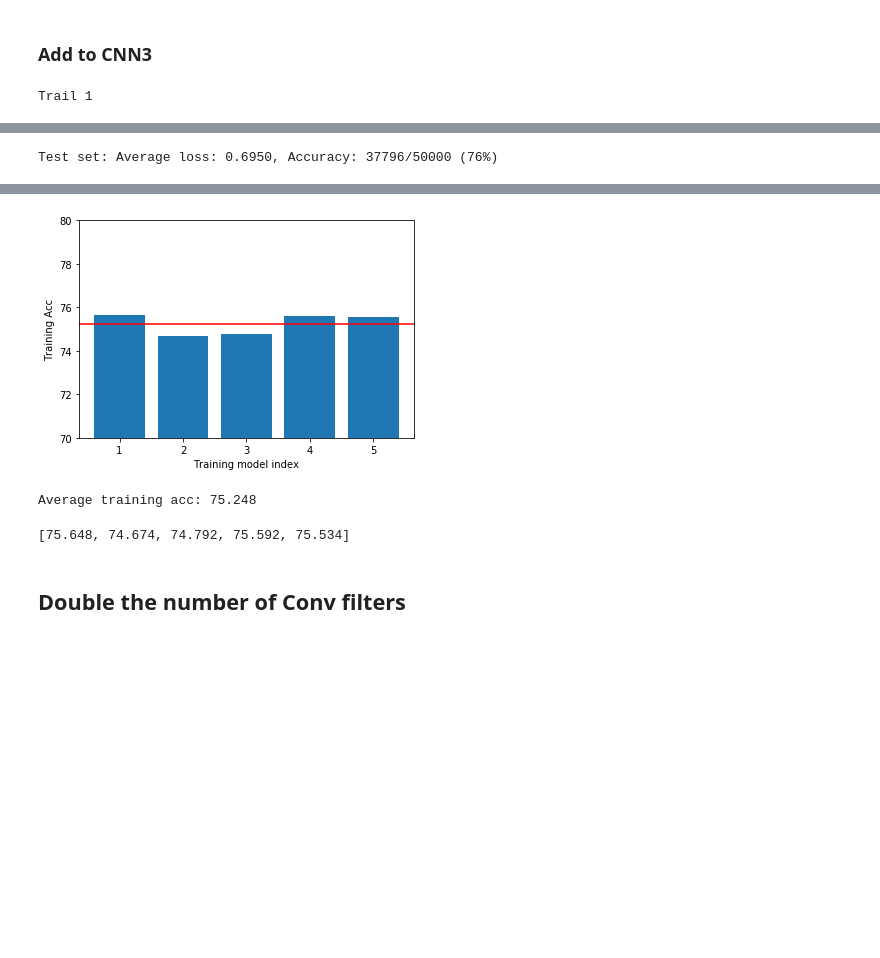
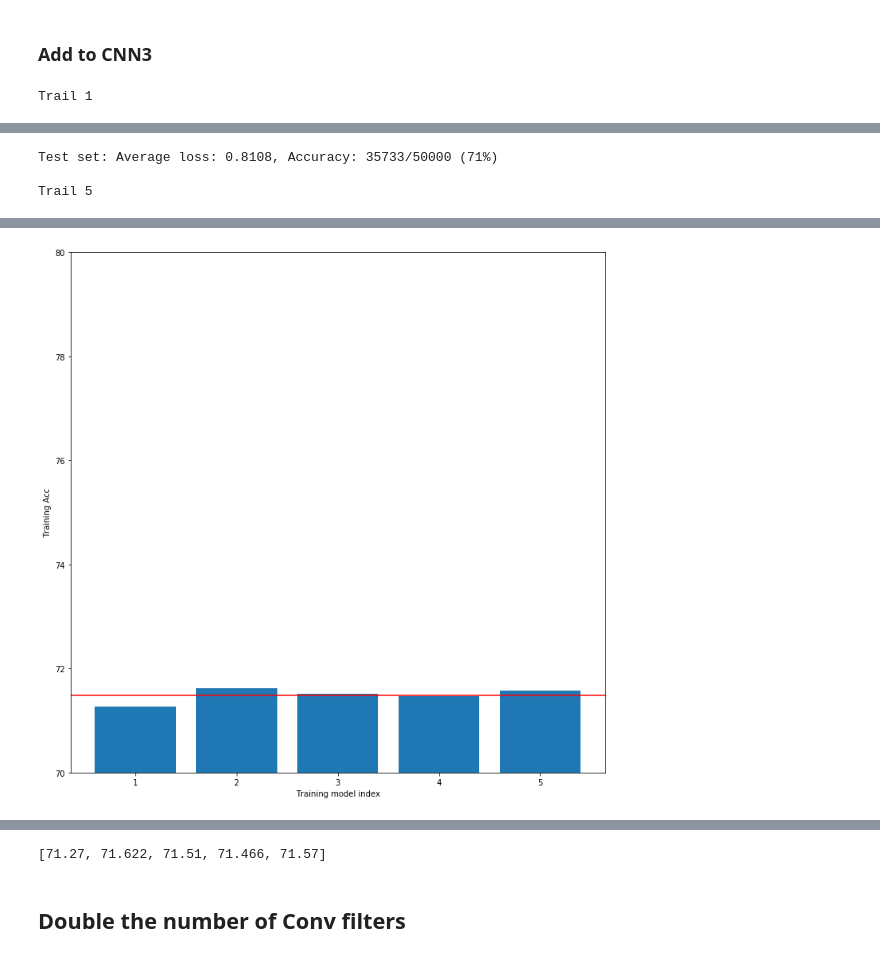
Before and after one commit to lindsey98/FYP, a Jupyter notebook: src/Visualize_gradient_contradict.ipynb, the cells around one changed output, grey strips where cells are left out. Saved outputs shown, nothing was run; the diff lists cells and outputs as text; code cells hidden in the pictures; blank space fills up the shorter version.

```diff
--- a/src/Visualize_gradient_contradict.ipynb
+++ b/src/Visualize_gradient_contradict.ipynb
@@ -249,7 +297,7 @@ RuntimeError: cuda runtime error (30) : unknown error at /opt/conda/conda-bld/py
 # %% [markdown]
 ### Add to CNN3
 # %%
-model_name = 'CIFAR17_add001'
+model_name = 'CIFAR17_add111'
 # initialize model
 model = KNOWN_MODELS[model_name]
 model = model.to(device)
@@ -268,3 +316,5 @@ Test set: Average loss: 0.7064, Accuracy: 37396/50000 (75%)
 
 Trail 4
-Test set: Average loss: 0.6950, Accuracy: 37796/50000 (76%)
+Test set: Average loss: 0.8108, Accuracy: 35733/50000 (71%)
+
+Trail 5
@@ -271,0 +322 @@ Trail 5
+[figure, new version]
@@ -273,6 +324,4 @@ Test set: Average loss: 0.6922, Accuracy: 37767/50000 (76%)
-[figure, old version]
-Average training acc: 75.248
+[71.27, 71.622, 71.51, 71.466, 71.57]
-[75.648, 74.674, 74.792, 75.592, 75.534]
 # %% [markdown]
 ## Double the number of Conv filters
 # %% [markdown]
```
Also changed, not shown: parts of 20 cells of this notebook, 4 other files.
